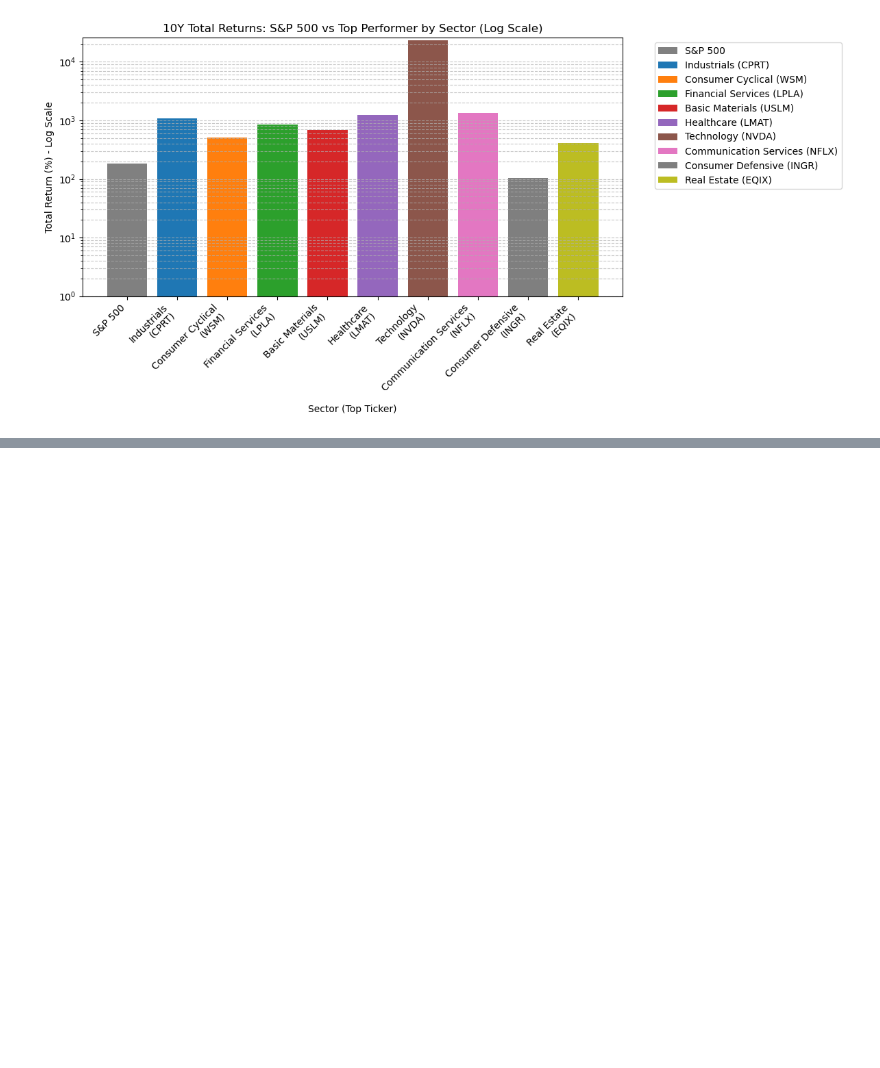
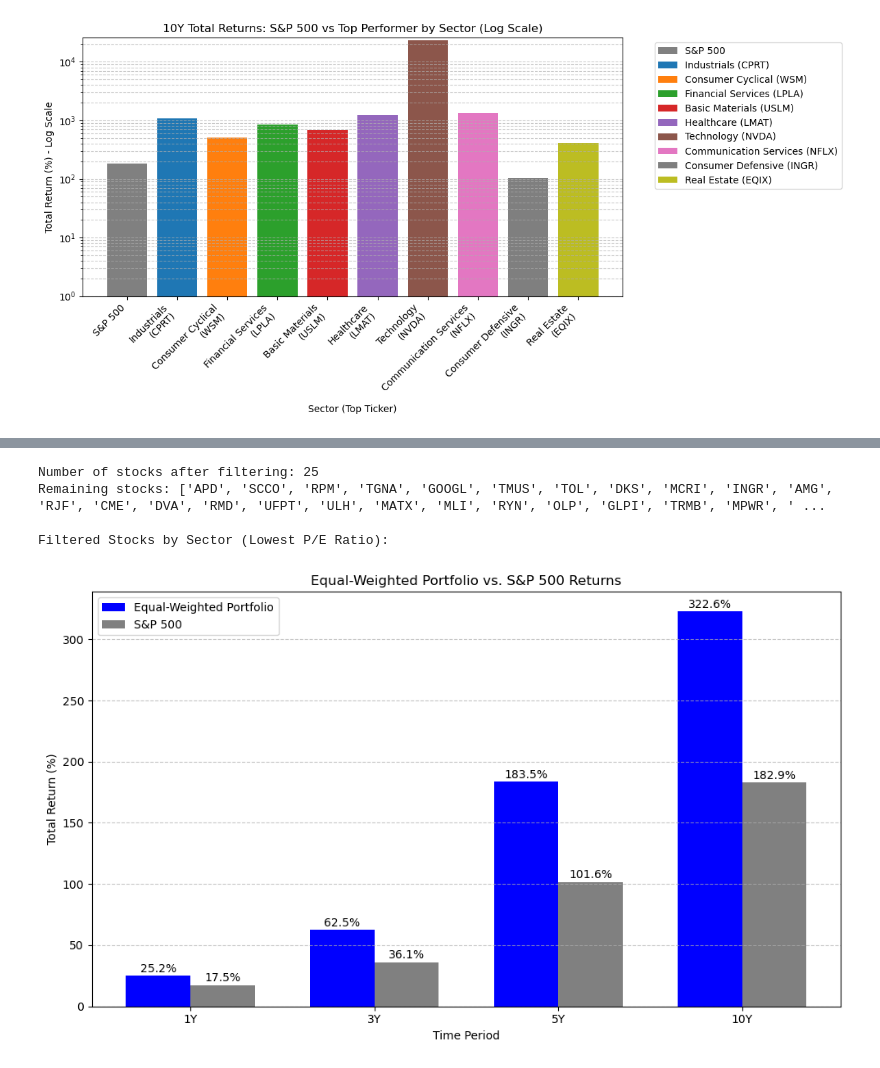
Before and after one commit to BillDFrank/Stock-Selector, a Jupyter notebook: StockSelector.ipynb, the cells around one changed output, grey strips where cells are left out. Cells and saved outputs as stored; diff of their text form; code cells hidden in the pictures; blank space fills up the shorter version.

```diff
--- a/StockSelector.ipynb
+++ b/StockSelector.ipynb
@@ -458,0 +453,50 @@ posx and posy should be finite values
+# %%
+import pandas as pd
+
+def filter_lowest_pe_by_sector(final_df, top_n=3):
+    """
+    Filter final_df to select the top 3 stocks with the lowest P/E ratio per sector.
+    Prints the remaining stocks and their count.
+
+    Args:
+        final_df (pd.DataFrame): DataFrame with stock/REIT data from verify_performance_and_fundamentals.
+        top_n (int): Number of stocks to select per sector (default=3).
+
+    Returns:
+        pd.DataFrame: Filtered DataFrame with the selected stocks.
+    """
+    # Ensure P/E Ratio is numeric
+    df = final_df.copy()
+    df['P/E Ratio'] = pd.to_numeric(df['P/E Ratio'], errors='coerce')
+
+    # Filter out rows with NaN P/E Ratio and group by sector
+    df_valid = df.dropna(subset=['P/E Ratio'])
+
+    # Group by sector and sort by P/E Ratio, selecting top_n lowest
+    filtered_df = (df_valid.groupby('Sector')
+                   .apply(lambda x: x.nsmallest(top_n, 'P/E Ratio'))
+                   .reset_index(drop=True))
+
+    # Print results
+    remaining_stocks = filtered_df['Ticker'].tolist()
+    num_stocks = len(remaining_stocks)
+    print(f"Number of stocks after filtering: {num_stocks}")
+    print("Remaining stocks:", remaining_stocks)
+
+    # Display the filtered DataFrame (optional)
+    print("\nFiltered Stocks by Sector (Lowest P/E Ratio):")
+    # print(filtered_df[['Ticker', 'Sector', 'P/E Ratio']].to_string(index=False))
+
+    return filtered_df
+
+# Example usage (assuming final_df is from your previous run)
+filtered_low_pe_df = filter_lowest_pe_by_sector(final_df)
+
+# Optional: Use this filtered DataFrame in your portfolio comparison
+compare_equal_weight_portfolio(filtered_low_pe_df, historical_data)
+# %% [output]
+Number of stocks after filtering: 25
+Remaining stocks: ['APD', 'SCCO', 'RPM', 'TGNA', 'GOOGL', 'TMUS', 'TOL', 'DKS', 'MCRI', 'INGR', 'AMG', 'RJF', 'CME', 'DVA', 'RMD', 'UFPT', 'ULH', 'MATX', 'MLI', 'RYN', 'OLP', 'GLPI', 'TRMB', 'MPWR', ' ...
+
+Filtered Stocks by Sector (Lowest P/E Ratio):
+[figure, added]
```
Also changed, not shown: parts of 3 cells of this notebook.
